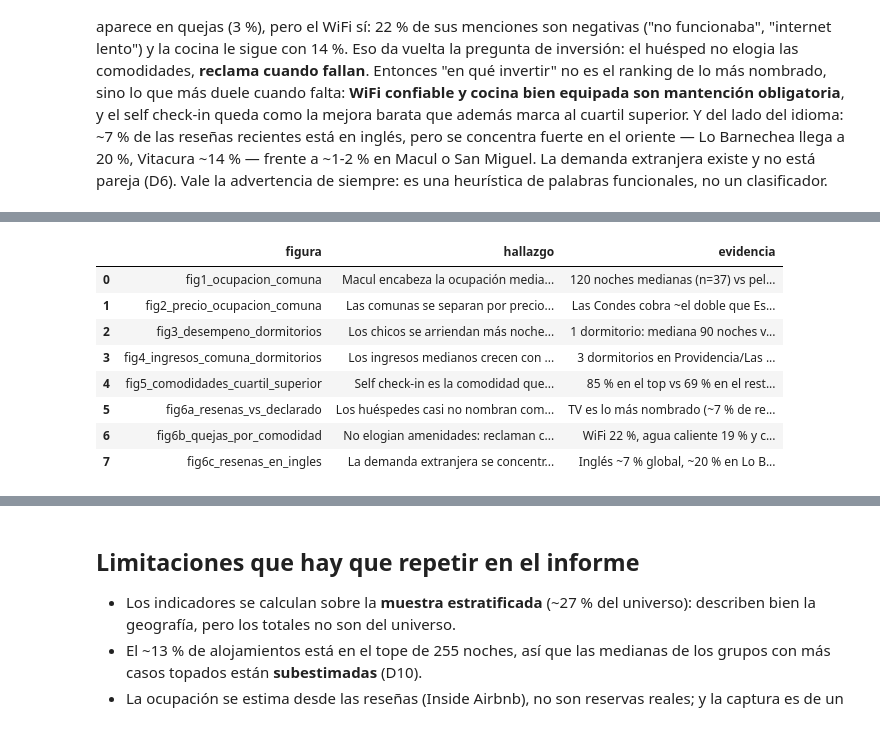
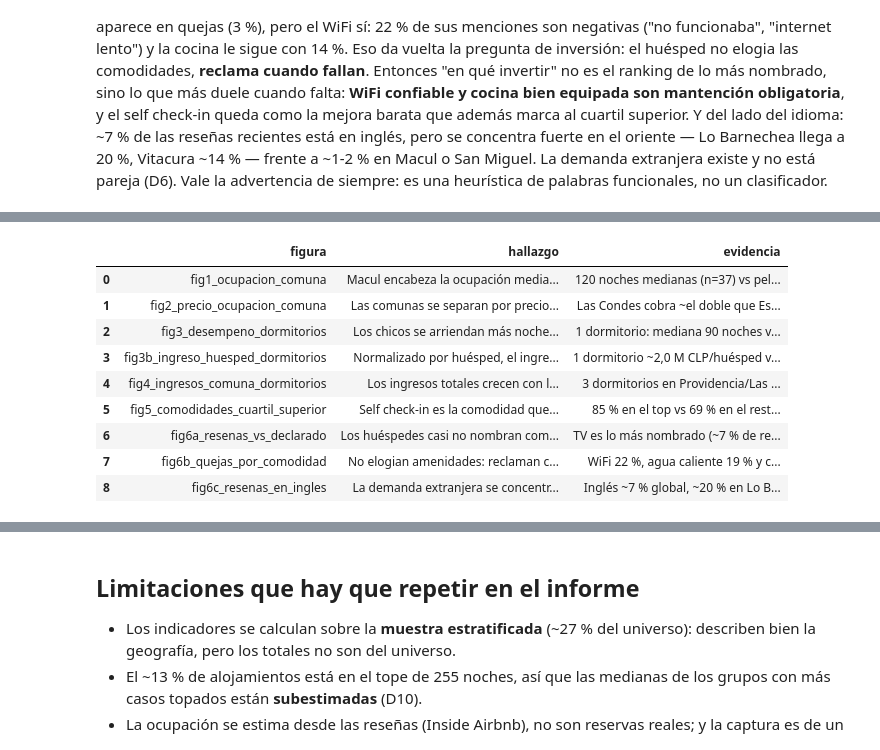
Before and after one commit to RedWolfo10/proyecto-grupo4-mcdi500, a Jupyter notebook: F4/S3_F4_Visualizacion_Comunicacion.ipynb, the cells around one changed output, grey strips where cells are left out. Cells and saved outputs as stored; diff of their text form; code cells hidden in the pictures.

Commit message:
feat: incorpora ingreso por huesped a la seccion de configuracion de F4

```diff
--- a/F4/S3_F4_Visualizacion_Comunicacion.ipynb
+++ b/F4/S3_F4_Visualizacion_Comunicacion.ipynb
@@ -650,34 +686,37 @@ Guardada: F4\figuras\fig6c_resenas_en_ingles.png
 # %%
 hallazgos = pd.DataFrame([
     ("fig1_ocupacion_comuna", "Macul encabeza la ocupación mediana pero con pocos casos",
      "120 noches medianas (n=37) vs pelotón de ~90 en Providencia, Santiago, Est. Central y Ñuñoa; el oriente premium queda abajo"),
     ("fig2_precio_ocupacion_comuna", "Las comunas se separan por precio, no por ocupación",
      "Las Condes cobra ~el doble que Estación Central con ocupaciones medianas similares"),
     ("fig3_desempeno_dormitorios", "Los chicos se arriendan más noches; los grandes cobran más",
      "1 dormitorio: mediana 90 noches vs 31 en 4+; el precio mediano sube de 51 mil a 315 mil CLP"),
-    ("fig4_ingresos_comuna_dormitorios", "Los ingresos medianos crecen con los dormitorios en el oriente",
-     "3 dormitorios en Providencia/Las Condes supera 13 M CLP medianos; 2 dormitorios tiene más n y sigue alto"),
+    ("fig3b_ingreso_huesped_dormitorios", "Normalizado por huésped, el ingreso favorece a los chicos",
+     "1 dormitorio ~2,0 M CLP/huésped vs ~1,7 M en 3 y ~1,4 M en 4+; el total de los grandes es tamaño, no desempeño"),
+    ("fig4_ingresos_comuna_dormitorios", "Los ingresos totales crecen con los dormitorios en el oriente",
+     "3 dormitorios en Providencia/Las Condes supera 13 M CLP medianos, pero con pocas celdas de n grande; leer junto al ingreso por huésped"),
     ("fig5_comodidades_cuartil_superior", "Self check-in es la comodidad que más distingue al cuartil superior",
      "85 % en el top vs 69 % en el resto; mediana 96 vs 48 noches. Asociación, no causalidad"),
     ("fig6a_resenas_vs_declarado", "Los huéspedes casi no nombran comodidades en sus reseñas",
      "TV es lo más nombrado (~7 % de reseñas); self check-in ~0,1 % pese a declararse en 70 %"),
     ("fig6b_quejas_por_comodidad", "No elogian amenidades: reclaman cuando fallan",
      "WiFi 22 %, agua caliente 19 % y cocina 14 % de sus menciones son queja; TV solo 3 %"),
     ("fig6c_resenas_en_ingles", "La demanda extranjera se concentra en el oriente",
      "Inglés ~7 % global, ~20 % en Lo Barnechea y ~14 % en Vitacura (D6)"),
 ], columns=["figura", "hallazgo", "evidencia"])
 hallazgos.to_csv(DIR_DOCS / "hallazgos_f4.csv", index=False)
 hallazgos
 # %% [output]
 |  | figura | hallazgo | evidencia |
 | 0 | fig1_ocupacion_comuna | Macul encabeza la ocupación media... | 120 noches medianas (n=37) vs pel... |
 | 1 | fig2_precio_ocupacion_comuna | Las comunas se separan por precio... | Las Condes cobra ~el doble que Es... |
 | 2 | fig3_desempeno_dormitorios | Los chicos se arriendan más noche... | 1 dormitorio: mediana 90 noches v... |
-| 3 | fig4_ingresos_comuna_dormitorios | Los ingresos medianos crecen con ... | 3 dormitorios en Providencia/Las ... |
-| 4 | fig5_comodidades_cuartil_superior | Self check-in es la comodidad que... | 85 % en el top vs 69 % en el rest... |
-| 5 | fig6a_resenas_vs_declarado | Los huéspedes casi no nombran com... | TV es lo más nombrado (~7 % de re... |
-| 6 | fig6b_quejas_por_comodidad | No elogian amenidades: reclaman c... | WiFi 22 %, agua caliente 19 % y c... |
-| 7 | fig6c_resenas_en_ingles | La demanda extranjera se concentr... | Inglés ~7 % global, ~20 % en Lo B... |
+| 3 | fig3b_ingreso_huesped_dormitorios | Normalizado por huésped, el ingre... | 1 dormitorio ~2,0 M CLP/huésped v... |
+| 4 | fig4_ingresos_comuna_dormitorios | Los ingresos totales crecen con l... | 3 dormitorios en Providencia/Las ... |
+| 5 | fig5_comodidades_cuartil_superior | Self check-in es la comodidad que... | 85 % en el top vs 69 % en el rest... |
+| 6 | fig6a_resenas_vs_declarado | Los huéspedes casi no nombran com... | TV es lo más nombrado (~7 % de re... |
+| 7 | fig6b_quejas_por_comodidad | No elogian amenidades: reclaman c... | WiFi 22 %, agua caliente 19 % y c... |
+| 8 | fig6c_resenas_en_ingles | La demanda extranjera se concentr... | Inglés ~7 % global, ~20 % en Lo B... |
 # %%
 metadatos = {
     "fase": "F4",
```
Also changed, not shown: parts of 11 cells of this notebook, 8 other files.
